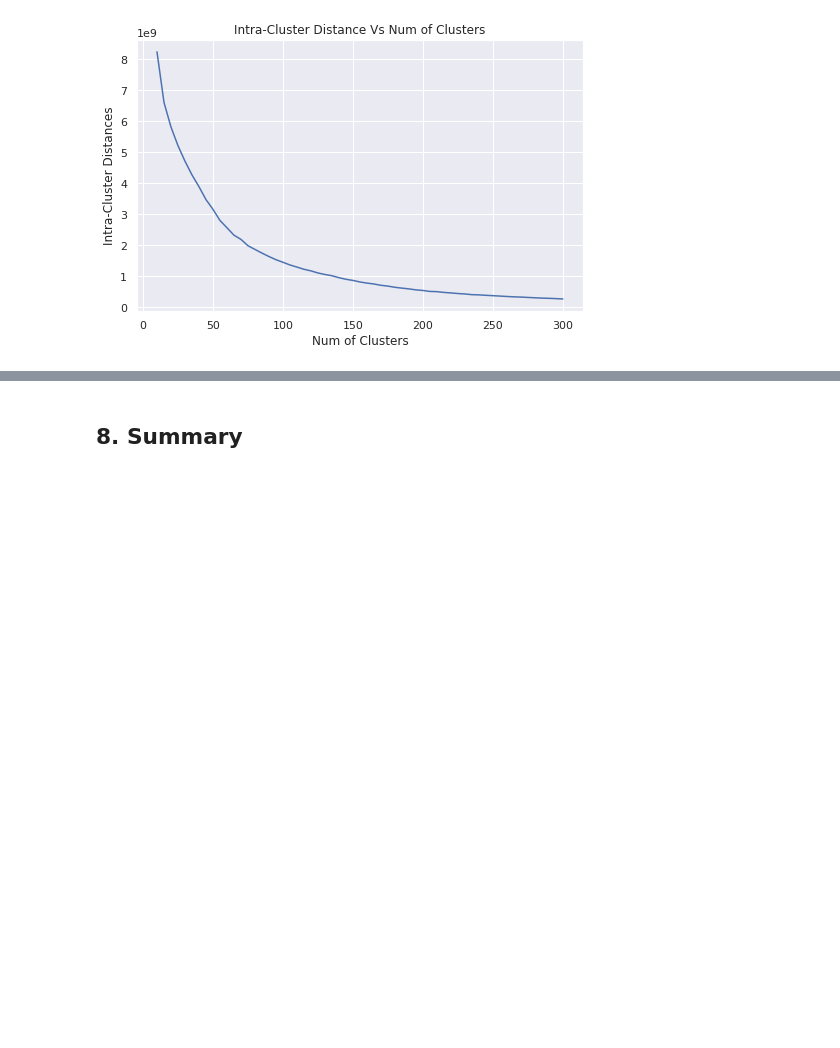
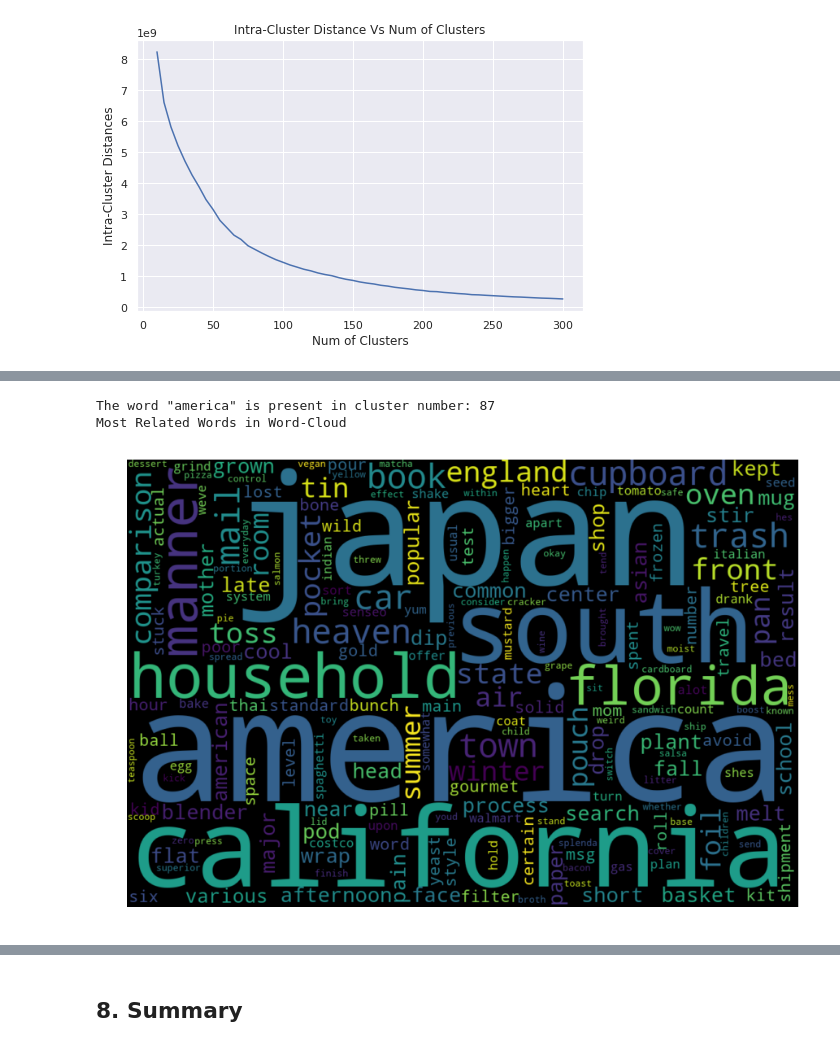
Before and after one commit to sradheya99/ML-Algorithms, a Jupyter notebook: 10.TruncatedSVD/TruncatedSVD_AZ.ipynb, the cells around one changed output, grey strips where cells are left out. Saved outputs shown, nothing was run; the diff lists cells and outputs as text; code cells hidden in the pictures; blank space fills up the shorter version.

```diff
--- a/10.TruncatedSVD/TruncatedSVD_AZ.ipynb
+++ b/10.TruncatedSVD/TruncatedSVD_AZ.ipynb
@@ -380,0 +332,6 @@ array(['dark', 'full', 'light', 'rich', 'smooth', 'vanilla'], dtype='<U11')
+# %%
+find_related_words('america')
+# %% [output]
+The word "america" is present in cluster number: 87
+Most Related Words in Word-Cloud
+[figure, added]
```
Also changed, not shown: parts of 26 cells of this notebook.
